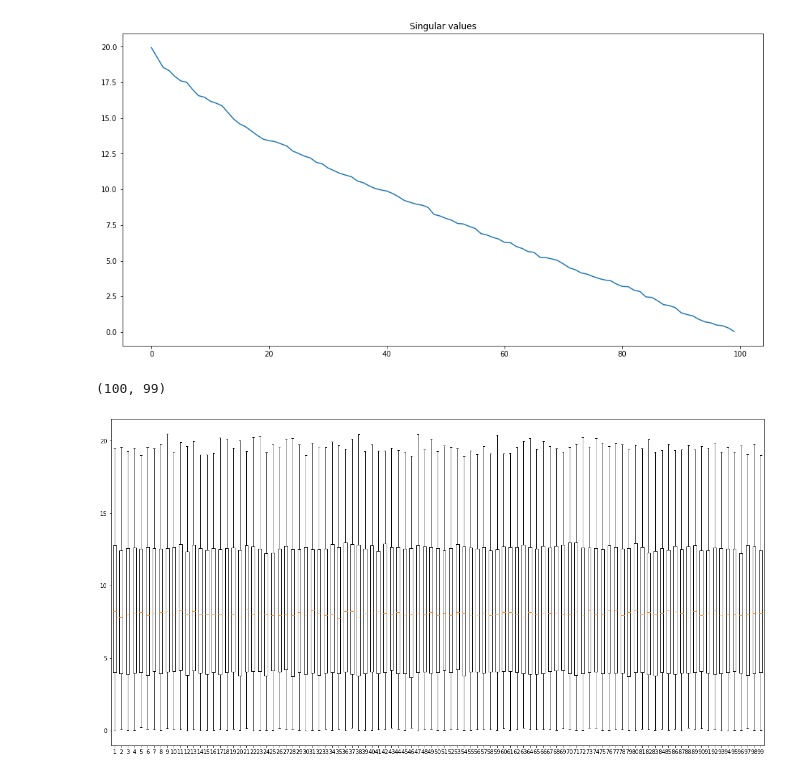
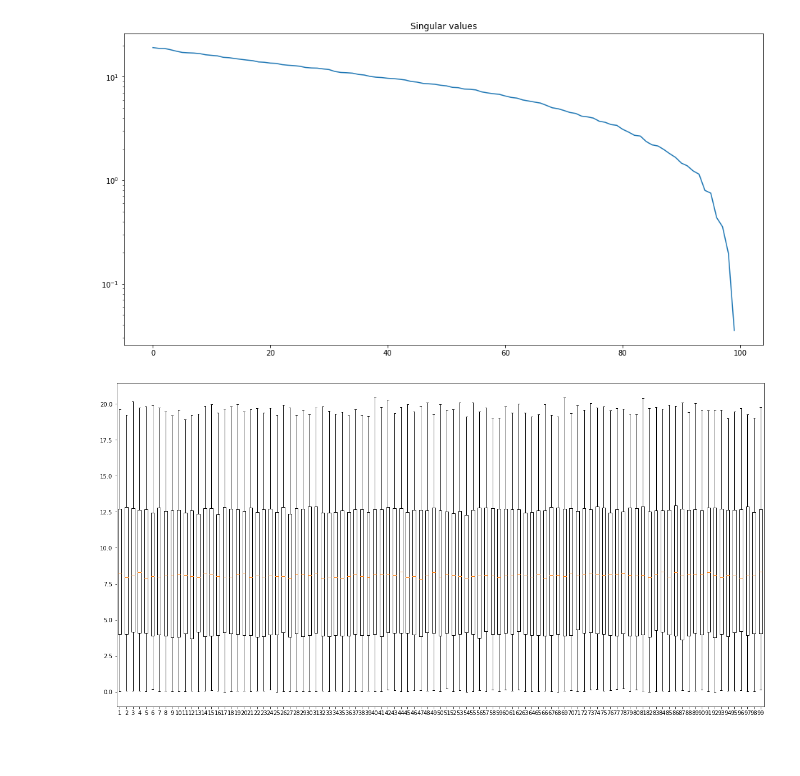
Before and after one commit to MichelaMarini/Patter-Recognition-Class_Fall22_Marini, a Jupyter notebook: hw1_4.ipynb, the cells around one changed output. Saved outputs shown, nothing was run; the diff lists cells and outputs as text; code cells hidden in the pictures; blank space fills up the shorter version.

```diff
--- a/hw1_4.ipynb
+++ b/hw1_4.ipynb
@@ -1,22 +1,22 @@
 # %%
 from matplotlib.image import imread
 import matplotlib.pyplot as plt
 import numpy as np
 import os
 
 plt.rcParams['figure.figsize'] = [16, 8]
 
 mu = 0
 sd = 1 #normal distribution
 a = np.random.normal(mu, sd, size=(100, 100)) #random 100x100 matrix
 
 U, S, VT = np.linalg.svd(a,full_matrices=True) #compute the full SVD
-#S = np.diag(S)
+S = np.diag(S)
 
 plt.figure(1)  #plot the singular values
-plt.plot(S)
+plt.semilogy(np.diag(S))
 plt.title('Singular values')
 plt.show()
 # %% [output]
-[figure, old version]
+[figure, new version]
 # %%
@@ -31,15 +32,14 @@ for i in range(1,100):
 # %%
 data = np.array(data)
 data = np.swapaxes(data,0,1)
-print(np.shape(data))
+#print(np.shape(data))
 fig = plt.figure(figsize =(16, 8))
 # Creating axes instance
 ax = fig.add_axes([0, 0, 1, 1])
 bp = ax.boxplot(data)
 plt.show()
 # %% [output]
-(100, 99)
-[figure, old version]
+[figure, new version]
 # %%
 mean_tot = np.empty(99)
 median_tot = np. empty(99)
```
Also changed, not shown: parts of 3 cells of this notebook.
